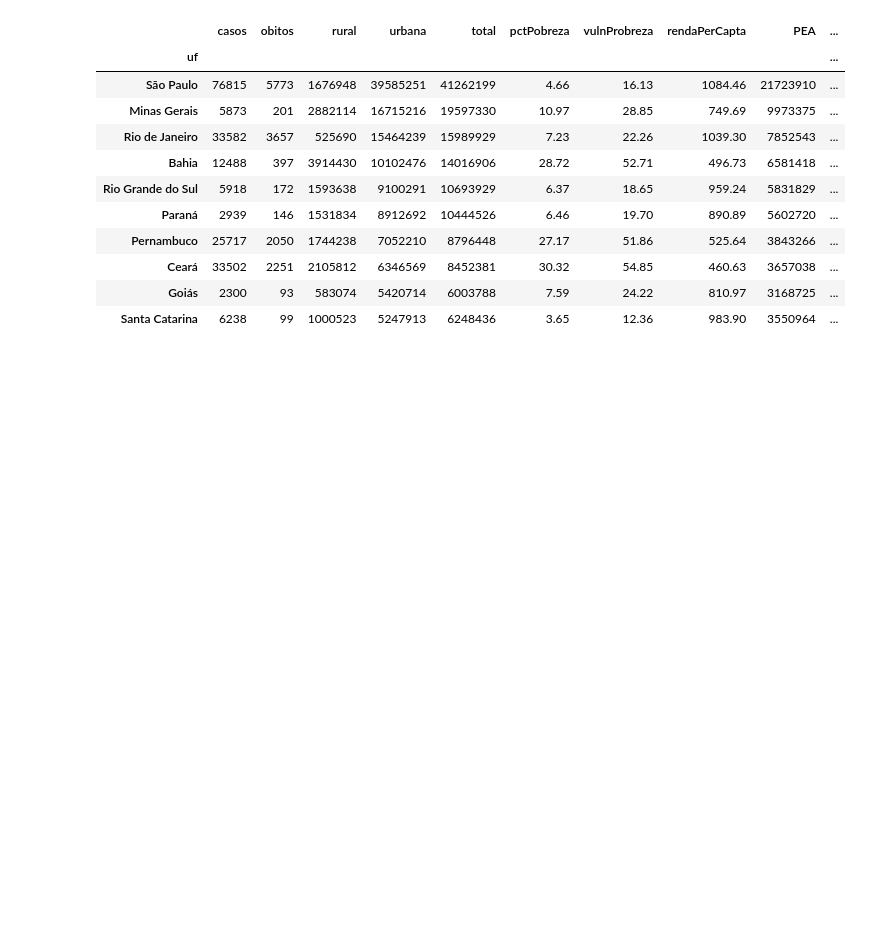
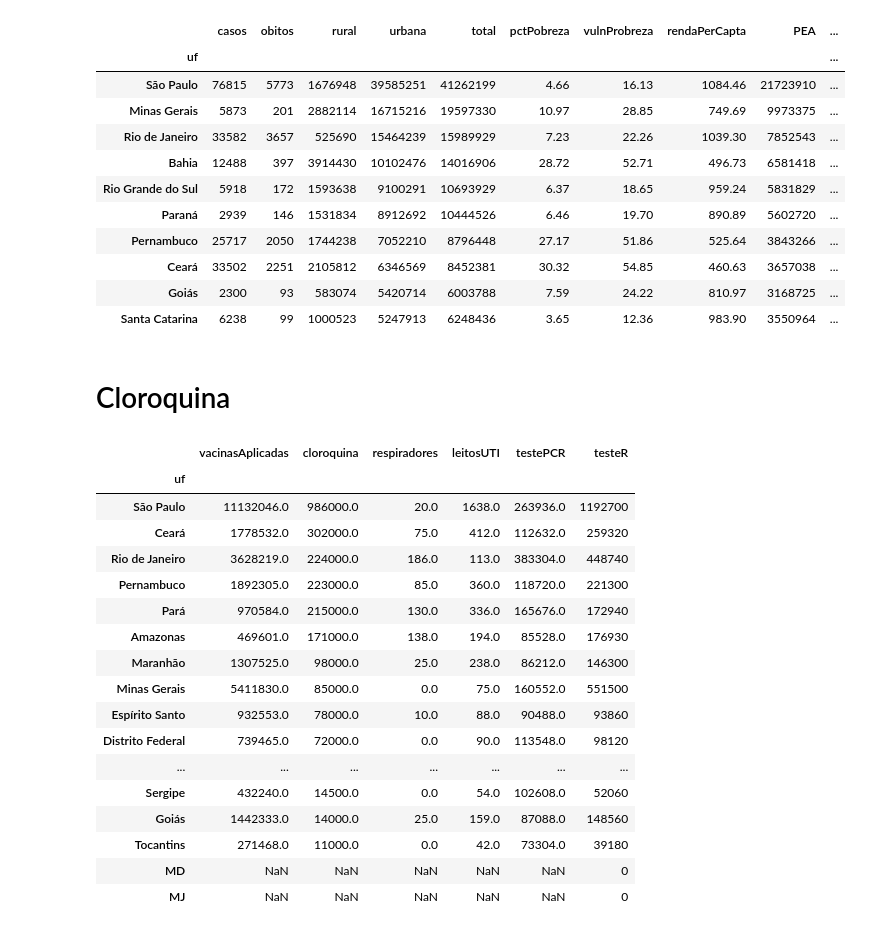
Before and after one commit to kenzosakiyama/corona_virus_brasil, a Jupyter notebook: notebooks/regioes_de_risco.ipynb, the cells around one changed output. Saved outputs shown, nothing was run; the diff lists cells and outputs as text; code cells hidden in the pictures; blank space fills up the shorter version.

```diff
--- a/notebooks/regioes_de_risco.ipynb
+++ b/notebooks/regioes_de_risco.ipynb
@@ -152,3 +163,26 @@ data_df.sort_values(by=["urbana", "total", "A15", "A18", "PEA"], ascending=False
 | Ceará | 33502 | 2251 | 2105812 | 6346569 | 8452381 | 30.32 | 54.85 | 460.63 | 3657038 | ... |
 | Goiás | 2300 | 93 | 583074 | 5420714 | 6003788 | 7.59 | 24.22 | 810.97 | 3168725 | ... |
 | Santa Catarina | 6238 | 99 | 1000523 | 5247913 | 6248436 | 3.65 | 12.36 | 983.90 | 3550964 | ... |
+# %% [markdown]
+# Cloroquina
+# %%
+saude_df.sort_values(by="cloroquina", ascending=False)
+# %% [output]
+|  | vacinasAplicadas | cloroquina | respiradores | leitosUTI | testePCR | testeR |
+| uf |  |  |  |  |  |  |
+| São Paulo | 11132046.0 | 986000.0 | 20.0 | 1638.0 | 263936.0 | 1192700 |
+| Ceará | 1778532.0 | 302000.0 | 75.0 | 412.0 | 112632.0 | 259320 |
+| Rio de Janeiro | 3628219.0 | 224000.0 | 186.0 | 113.0 | 383304.0 | 448740 |
+| Pernambuco | 1892305.0 | 223000.0 | 85.0 | 360.0 | 118720.0 | 221300 |
+| Pará | 970584.0 | 215000.0 | 130.0 | 336.0 | 165676.0 | 172940 |
+| Amazonas | 469601.0 | 171000.0 | 138.0 | 194.0 | 85528.0 | 176930 |
+| Maranhão | 1307525.0 | 98000.0 | 25.0 | 238.0 | 86212.0 | 146300 |
+| Minas Gerais | 5411830.0 | 85000.0 | 0.0 | 75.0 | 160552.0 | 551500 |
+| Espírito Santo | 932553.0 | 78000.0 | 10.0 | 88.0 | 90488.0 | 93860 |
+| Distrito Federal | 739465.0 | 72000.0 | 0.0 | 90.0 | 113548.0 | 98120 |
+| ... | ... | ... | ... | ... | ... | ... |
+| Sergipe | 432240.0 | 14500.0 | 0.0 | 54.0 | 102608.0 | 52060 |
+| Goiás | 1442333.0 | 14000.0 | 25.0 | 159.0 | 87088.0 | 148560 |
+| Tocantins | 271468.0 | 11000.0 | 0.0 | 42.0 | 73304.0 | 39180 |
+| MD | NaN | NaN | NaN | NaN | NaN | 0 |
+| MJ | NaN | NaN | NaN | NaN | NaN | 0 |
```
Also changed, not shown: parts of 7 cells of this notebook.
